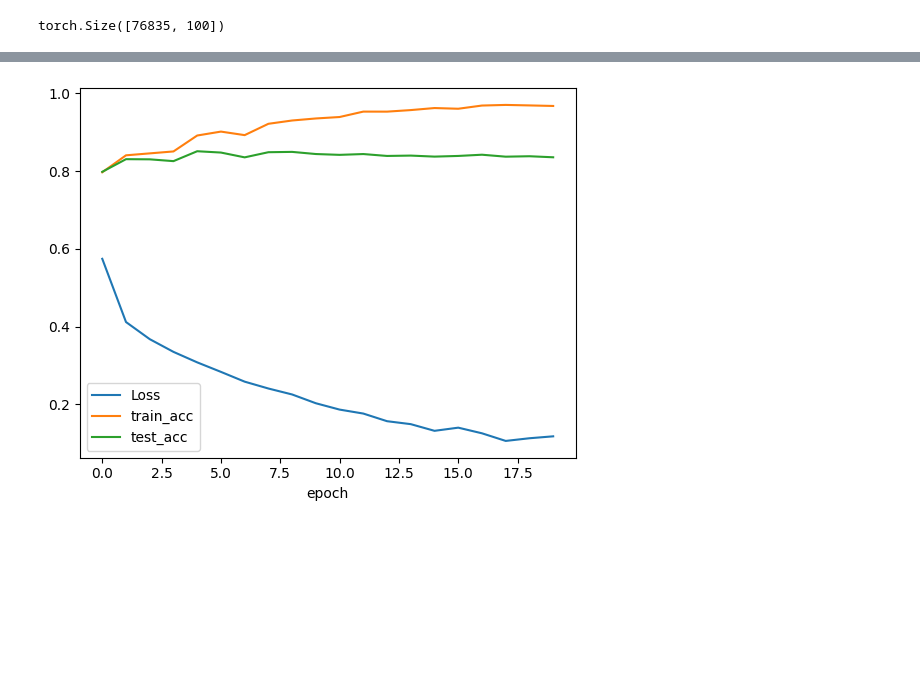
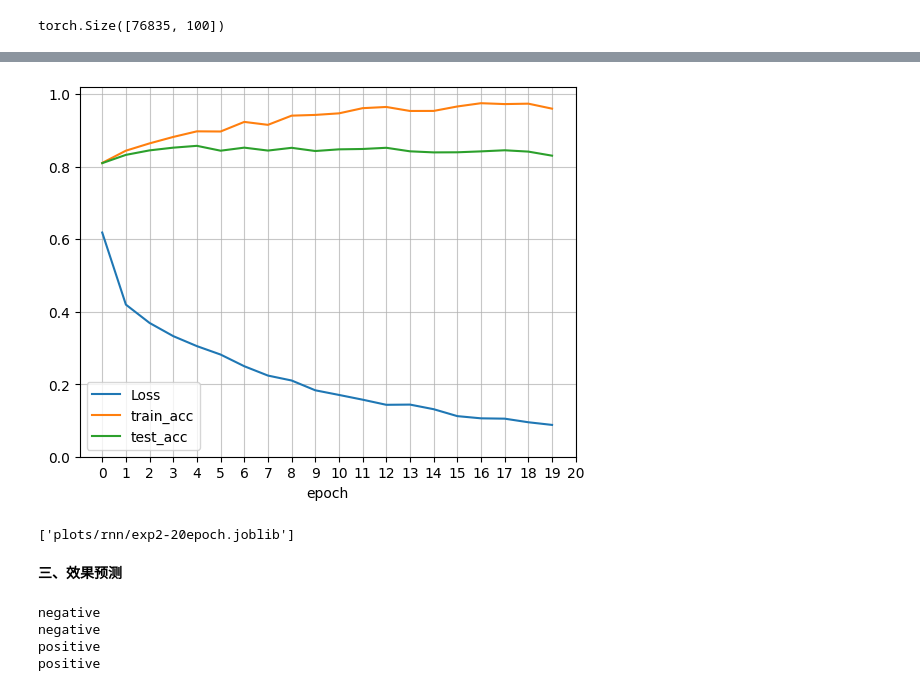
Before and after one commit to cuijunjie18/Sentiment_analysis, a Jupyter notebook: main.ipynb, the cells around one changed output, grey strips where cells are left out. Drawn from its saved outputs; the diff is of its cells as text; code cells hidden in the pictures; blank space fills up the shorter version.

```diff
--- a/main.ipynb
+++ b/main.ipynb
@@ -310,6 +312,6 @@ def train(net,trainer:torch.optim.Adam,train_iter,test_iter,loss_fn,lr,num_epoch
 lr, num_epochs = 0.01, 20
 loss = nn.CrossEntropyLoss(reduction = 'none') # 返回每个样本的损失，即reduction = 'None'
 trainer = torch.optim.Adam(net.parameters(),lr = lr)
-plt_collections = train(net,trainer,train_iter,test_iter,loss,lr,num_epochs,device_idx = 2)
+plt_collections = train(net,trainer,train_iter,test_iter,loss,lr,num_epochs,device_idx = 6)
 # %% [output]
 Counting accurancy...
@@ -352,12 +354,19 @@ test acc:0.84408
 # %%
 import matplotlib.pyplot as plt
 import numpy as np
 loss_plt,train_acc_plt,test_acc_plt = plt_collections
 plt.plot(np.arange(num_epochs),loss_plt,label = 'Loss')
 plt.plot(np.arange(num_epochs),train_acc_plt,label = 'train_acc')
 plt.plot(np.arange(num_epochs),test_acc_plt,label = 'test_acc')
 plt.xlabel("epoch")
+
+# 设置主要和次要刻度
+plt.xticks(np.arange(0, num_epochs + 1, 1))  # 主刻度每1单位
+plt.yticks(np.arange(0, 1.1, 0.2))  # Y轴每0.5单位
+
+# 添加主要网格和次要网格
+plt.grid(True, which='major', linestyle='-', alpha=0.7)
 plt.legend()
 plt.show()
 # %% [output]
-[figure, old version]
+[figure, new version]
@@ -363,0 +378,10 @@ plt.show()
+# %%
+# 保存结果数据
+import joblib
+plot_prefix = "plots/rnn"
+os.makedirs(plot_prefix,exist_ok = True)
+joblib.dump(plt_collections,os.path.join(plot_prefix,"exp2-20epoch.joblib"))
+# %% [output]
+['plots/rnn/exp2-20epoch.joblib']
+# %% [markdown]
+**三、效果预测**
@@ -363,0 +398,10 @@ plt.show()
+# %%
+print(predict("the movie is bad",vocab,net))
+print(predict("the movie is good",vocab,net))
+print(predict("this movie is so great",vocab,net))
+print(predict("I'm a male, not given to women's movies, but this is really a well done special story. I have no personal love for Jane Fonda as a person but she does one Hell of a fine job, while DeNiro is his usual superb self. Everything is so well done: acting, directing, visuals, settings, photography, casting. If you can enjoy a story of real people and real love - this is a winner.",vocab,net))
+# %% [output]
+negative
+negative
+positive
+positive
```
Also changed, not shown: parts of 7 cells of this notebook, 15 other files.
